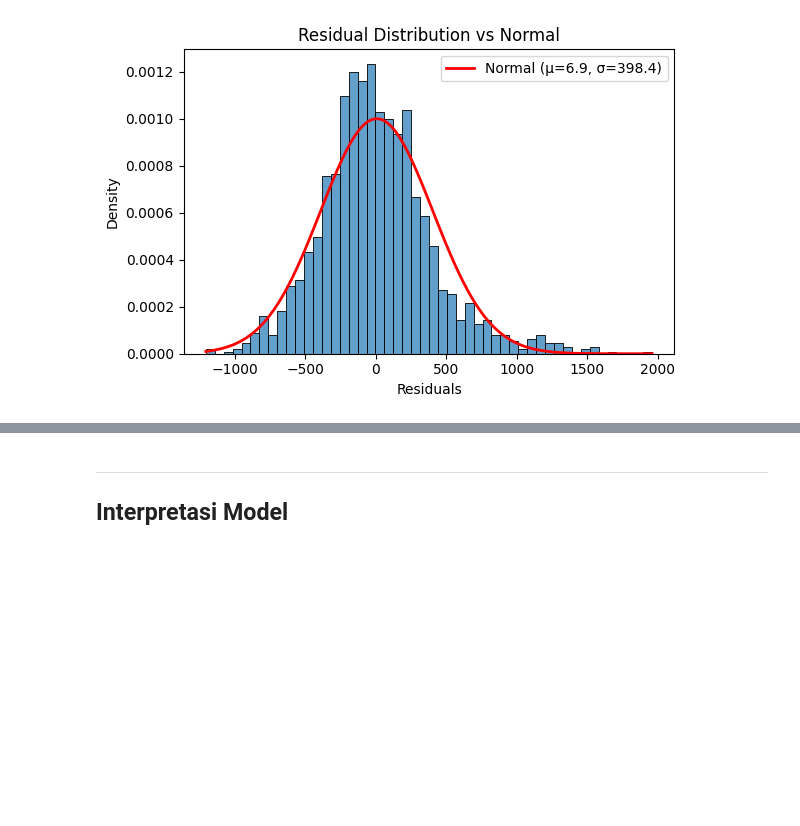
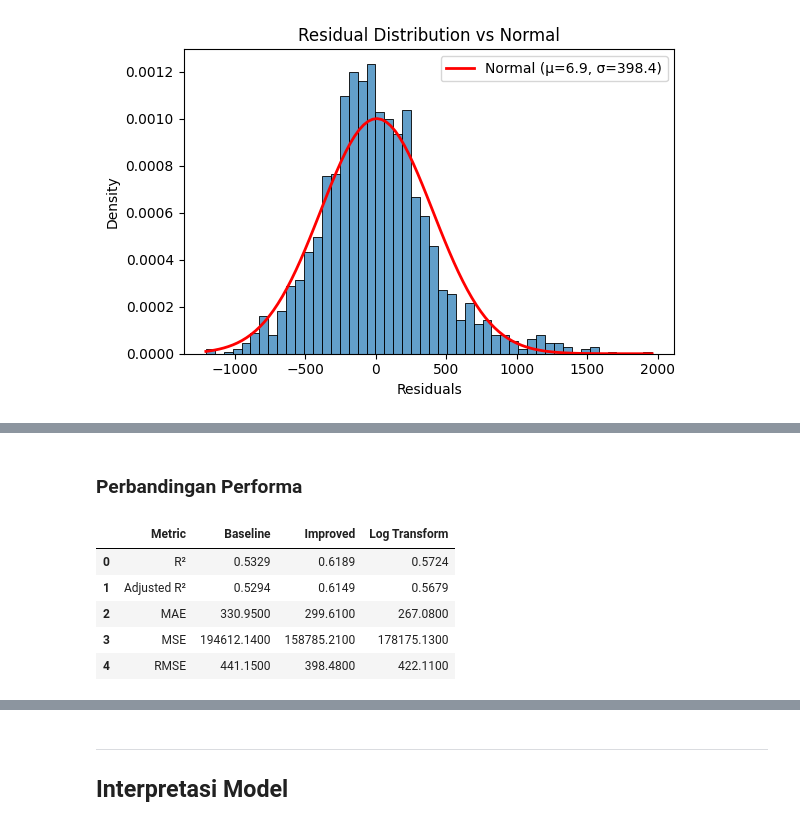
Before and after one commit to fxrdhan/Tubes_AI_Kelompok-1_Bike-Sharing-Demand-Predictor, a Jupyter notebook: Seoul_Bike_Regression.ipynb, the cells around one changed output, grey strips where cells are left out. Saved outputs shown, nothing was run; the diff lists cells and outputs as text; code cells hidden in the pictures; blank space fills up the shorter version.

```diff
--- a/Seoul_Bike_Regression.ipynb
+++ b/Seoul_Bike_Regression.ipynb
@@ -834,0 +914,25 @@ Hasil perhitungan menunjukkan *skewness* = 0.6872 yang berarti distribusi sediki
+# %% [markdown]
+### Perbandingan Performa
+# %%
+r2_log = r2_score(y_test, y_pred_log_original)
+n, p = X_test_scaled.shape
+adj_r2_log = 1 - (1 - r2_log) * (n - 1) / (n - p - 1)
+mae_log = mean_absolute_error(y_test, y_pred_log_original)
+mse_log = mean_squared_error(y_test, y_pred_log_original)
+rmse_log = np.sqrt(mse_log)
+
+comparison_all = pd.DataFrame({
+    'Metric': ['R²', 'Adjusted R²', 'MAE', 'MSE', 'RMSE'],
+    'Baseline': [round(r2, 4), round(adj_r2, 4), round(mae, 2), round(mse, 2), round(rmse, 2)],
+    'Improved': [round(r2_improved, 4), round(adj_r2_improved, 4), round(mae_improved, 2), round(mse_improved, 2), round(rmse_improved, 2)],
+    'Log Transform': [round(r2_log, 4), round(adj_r2_log, 4), round(mae_log, 2), round(mse_log, 2), round(rmse_log, 2)]
+})
+
+comparison_all
+# %% [output]
+|  | Metric | Baseline | Improved | Log Transform |
+| 0 | R² | 0.5329 | 0.6189 | 0.5724 |
+| 1 | Adjusted R² | 0.5294 | 0.6149 | 0.5679 |
+| 2 | MAE | 330.9500 | 299.6100 | 267.0800 |
+| 3 | MSE | 194612.1400 | 158785.2100 | 178175.1300 |
+| 4 | RMSE | 441.1500 | 398.4800 | 422.1100 |
```
Also changed, not shown: parts of 11 cells of this notebook.
